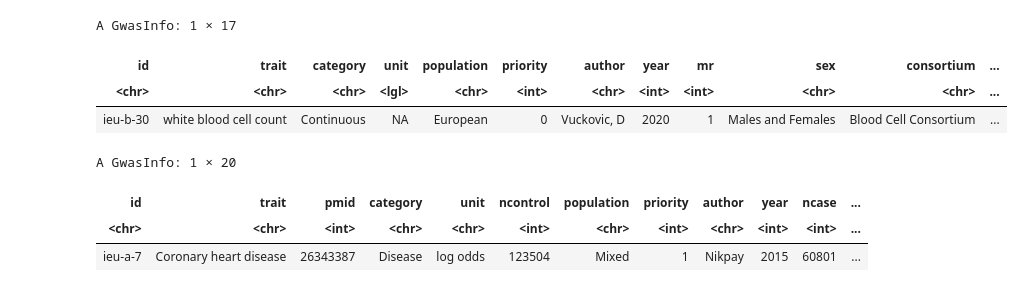
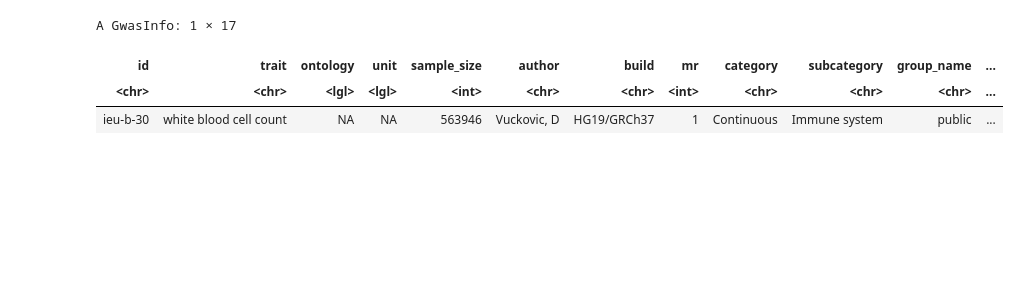
Before and after one commit to knishiura3/BIOL8803_Transcriptional_Risk_Score, a Jupyter notebook: coloc_tutorial_parallel.ipynb, the cells around one changed output. Drawn from its saved outputs; the diff is of its cells as text; code cells hidden in the pictures; blank space fills up the shorter version.

```diff
--- a/coloc_tutorial_parallel.ipynb
+++ b/coloc_tutorial_parallel.ipynb
@@ -20,16 +24,12 @@ registerDoParallel(1)
 # %%
 # wbc count related to autoimmune disease
 gwas_dataset = "ieu-b-30"
 dummy_dataset = "ieu-a-7"
 gwasinfo(id=as.character(gwas_dataset))
-gwasinfo(id=as.character(dummy_dataset))
+# gwasinfo(id=as.character(dummy_dataset))
 # %% [output]
 A GwasInfo: 1 × 17
-| id | trait | category | unit | population | priority | author | year | mr | sex | consortium | ... |
-| <chr> | <chr> | <chr> | <lgl> | <chr> | <int> | <chr> | <int> | <int> | <chr> | <chr> | ... |
-| ieu-b-30 | white blood cell count | Continuous | NA | European | 0 | Vuckovic, D | 2020 | 1 | Males and Females | Blood Cell Consortium | ... |
+| id | trait | ontology | unit | sample_size | author | build | mr | category | subcategory | group_name | ... |
+| <chr> | <chr> | <lgl> | <lgl> | <int> | <chr> | <chr> | <int> | <chr> | <chr> | <chr> | ... |
+| ieu-b-30 | white blood cell count | NA | NA | 563946 | Vuckovic, D | HG19/GRCh37 | 1 | Continuous | Immune system | public | ... |
-A GwasInfo: 1 × 20
-| id | trait | pmid | category | unit | ncontrol | population | priority | author | year | ncase | ... |
-| <chr> | <chr> | <int> | <chr> | <chr> | <int> | <chr> | <int> | <chr> | <int> | <int> | ... |
-| ieu-a-7 | Coronary heart disease | 26343387 | Disease | log odds | 123504 | Mixed | 1 | Nikpay | 2015 | 60801 | ... |
 # %%
```
Also changed, not shown: parts of 3 cells of this notebook.
